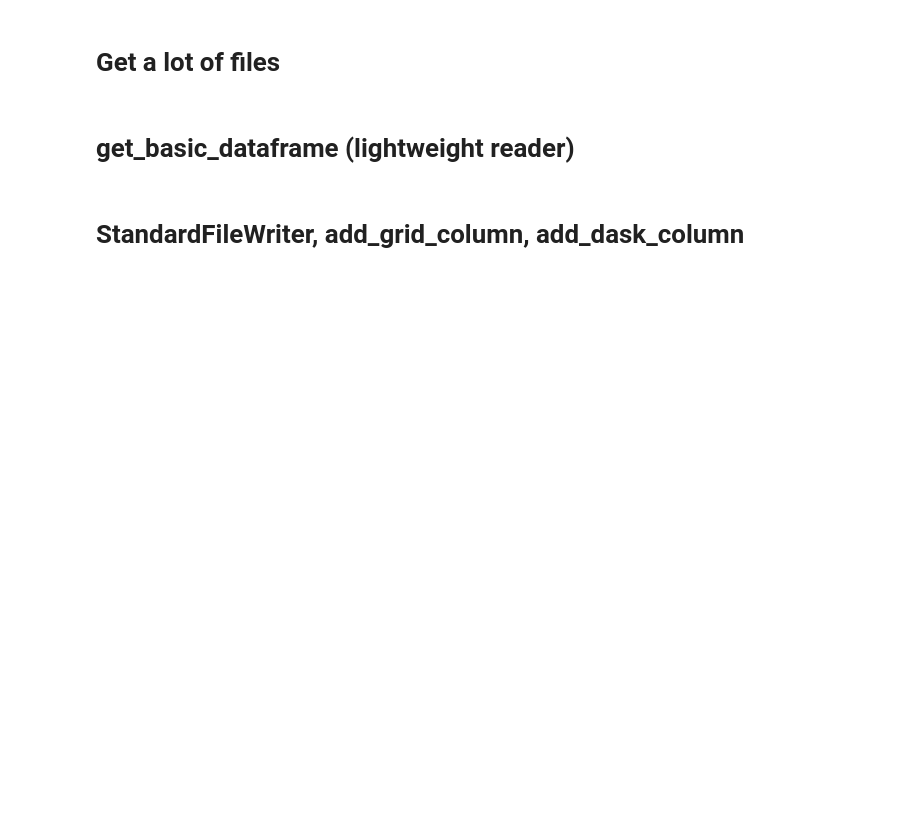
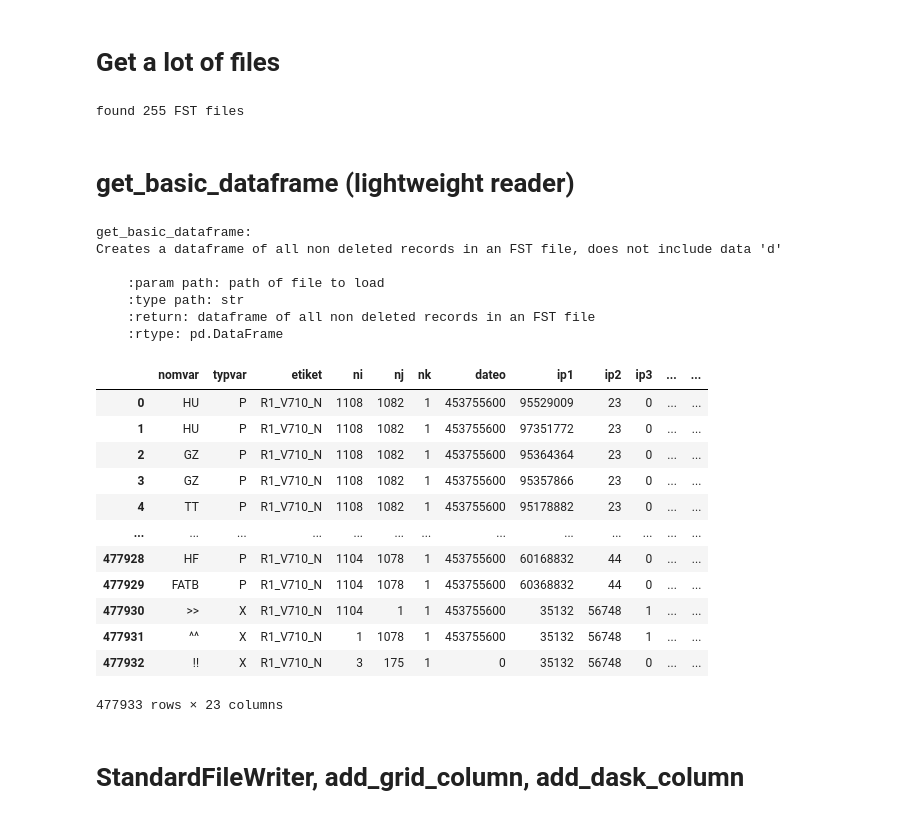
Before and after one commit to sebastiendfortier/fstpy, a Jupyter notebook: doc/Main_functions.ipynb, the cells around one changed output. Saved outputs shown, nothing was run; the diff lists cells and outputs as text; code cells hidden in the pictures; blank space fills up the shorter version.

```diff
--- a/doc/Main_functions.ipynb
+++ b/doc/Main_functions.ipynb
@@ -18,4 +19,17 @@
  - voir
+# %%
+import pandas as pd
+import multiprocessing as mp
+import numpy.ma as ma
+import datetime
+import fstpy.all as fstpy
+import glob
+from os import getenv
+
+pd.options.mode.chained_assignment = None  # default='warn'
+
+CMCGRIDF  = '/fs/site3/eccc/ops/cmod/prod/hubs/gridpt/dbase'
+ATM_MODEL_DFILES = '/fs/ssm/eccc/mrd/rpn/MIG/GEM/d/gem-data/gem-data_4.2.0/gem-data_4.2.0_all/share/data/dfiles'
 # %% [markdown]
 # StandardFileReader and maybeFST
 - reads in the record information of the provided file(s)
@@ -41,13 +81,49 @@ print(f'found {len(files)} files')
+# %%
+fdate     = datetime.date.today().strftime('%Y%m%d') + '**'
+
+directory = os.path.join(CMCGRIDF, 'prog', 'reghyb' , fdate)
+
+files = glob.glob(directory)
+
+with mp.Pool(processes=20) as pool:
+    res = pool.map(fstpy.maybeFST, [file for file in files])  # runs in *only* one process
+
+files = list(ma.masked_array(files, mask=[not elem for elem in res]))
+
+print(f'found {len(files)} FST files')
+# %% [output]
+found 255 FST files
 # %% [markdown]
 # get_basic_dataframe (lightweight reader)
 # %%
-import pandas as pd
-from tqdm import tqdm
 print(f'get_basic_dataframe:\n{fstpy.get_basic_dataframe.__doc__}')
 
-df_list = [fstpy.get_basic_dataframe(f) for f in tqdm(files)]
+with mp.Pool(processes=int(mp.cpu_count()/2)) as pool:
+    df_list = pool.map(fstpy.get_basic_dataframe, [file for file in files])  # runs in *only* one process
+
 df = pd.concat(df_list,ignore_index=True)
 df
+# %% [output]
+get_basic_dataframe:
+Creates a dataframe of all non deleted records in an FST file, does not include data 'd'
+
+    :param path: path of file to load
+    :type path: str
+    :return: dataframe of all non deleted records in an FST file
+    :rtype: pd.DataFrame
+|  | nomvar | typvar | etiket | ni | nj | nk | dateo | ip1 | ip2 | ip3 | ... | ... |
+| 0 | HU | P | R1_V710_N | 1108 | 1082 | 1 | 453755600 | 95529009 | 23 | 0 | ... | ... |
+| 1 | HU | P | R1_V710_N | 1108 | 1082 | 1 | 453755600 | 97351772 | 23 | 0 | ... | ... |
+| 2 | GZ | P | R1_V710_N | 1108 | 1082 | 1 | 453755600 | 95364364 | 23 | 0 | ... | ... |
+| 3 | GZ | P | R1_V710_N | 1108 | 1082 | 1 | 453755600 | 95357866 | 23 | 0 | ... | ... |
+| 4 | TT | P | R1_V710_N | 1108 | 1082 | 1 | 453755600 | 95178882 | 23 | 0 | ... | ... |
+| ... | ... | ... | ... | ... | ... | ... | ... | ... | ... | ... | ... | ... |
+| 477928 | HF | P | R1_V710_N | 1104 | 1078 | 1 | 453755600 | 60168832 | 44 | 0 | ... | ... |
+| 477929 | FATB | P | R1_V710_N | 1104 | 1078 | 1 | 453755600 | 60368832 | 44 | 0 | ... | ... |
+| 477930 | >> | X | R1_V710_N | 1104 | 1 | 1 | 453755600 | 35132 | 56748 | 1 | ... | ... |
+| 477931 | ^^ | X | R1_V710_N | 1 | 1078 | 1 | 453755600 | 35132 | 56748 | 1 | ... | ... |
+| 477932 | !! | X | R1_V710_N | 3 | 175 | 1 | 0 | 35132 | 56748 | 0 | ... | ... |
+477933 rows × 23 columns
 # %% [markdown]
 # StandardFileWriter, add_grid_column, add_dask_column
 # %%
```
Also changed, not shown: parts of 23 cells of this notebook, 4 other files.
